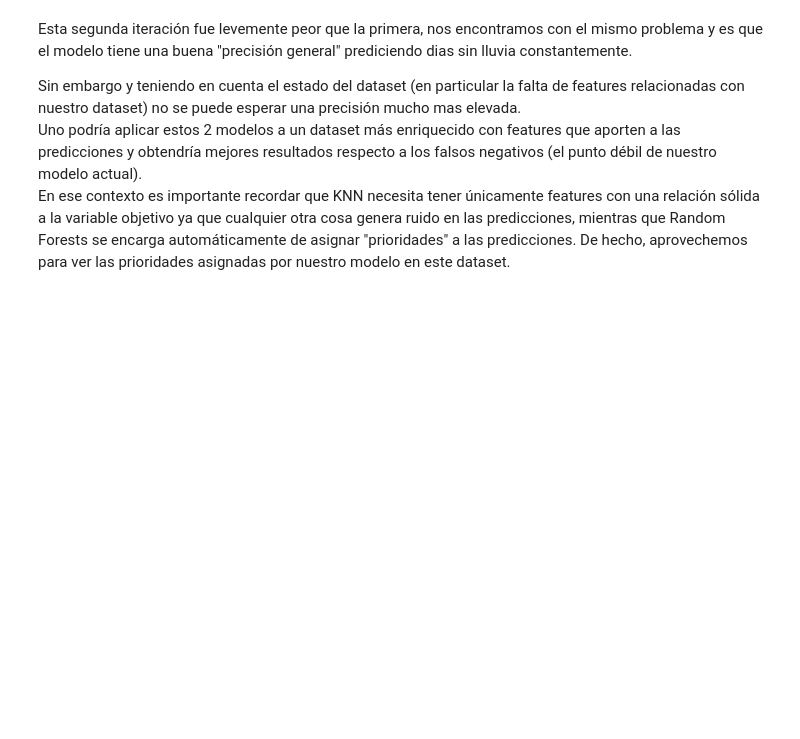
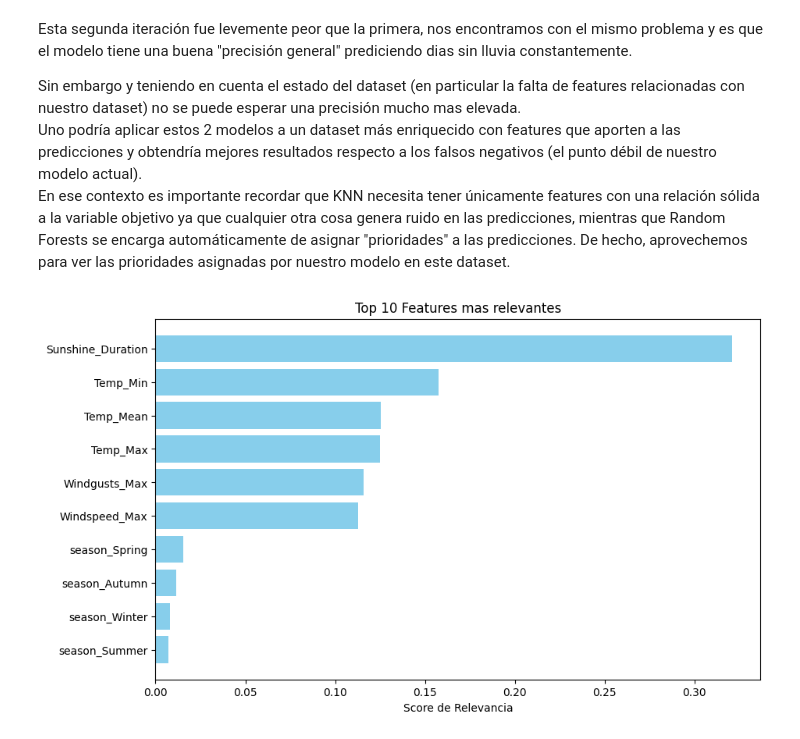
Before and after one commit to lautaorsi/AI-IBM-COURSE, a Jupyter notebook: ML-WITH-PYTHON/Final-Project/Final/Final-Project.ipynb, the cells around one changed output. Drawn from its saved outputs; the diff is of its cells as text; code cells hidden in the pictures; blank space fills up the shorter version.

```diff
--- a/ML-WITH-PYTHON/Final-Project/Final/Final-Project.ipynb
+++ b/ML-WITH-PYTHON/Final-Project/Final/Final-Project.ipynb
@@ -302,3 +302,20 @@ weighted avg       0.84      0.86      0.84      7012
 Esta segunda iteración fue levemente peor que la primera, nos encontramos con el mismo problema y es que el modelo tiene una buena "precisión general" prediciendo dias sin lluvia constantemente. <br>
 
 Sin embargo y teniendo en cuenta el estado del dataset (en particular la falta de features relacionadas con nuestro dataset) no se puede esperar una precisión mucho mas elevada.<br> Uno podría aplicar estos 2 modelos a un dataset más enriquecido con features que aporten a las predicciones y obtendría mejores resultados respecto a los falsos negativos (el punto débil de nuestro modelo actual). <br> En ese contexto es importante recordar que KNN necesita tener únicamente features con una relación sólida a la variable objetivo ya que cualquier otra cosa genera ruido en las predicciones, mientras que Random Forests se encarga automáticamente de asignar "prioridades" a las predicciones. De hecho, aprovechemos para ver las prioridades asignadas por nuestro modelo en este dataset.
+# %%
+importance_df = pd.DataFrame({'Feature': feature_names,
+                              'Importance': feature_importances
+                             }).sort_values(by='Importance', ascending=False)
+
+feature_number = len(feature_names)
+top_features = importance_df.head(feature_number)
+
+# Plotting
+plt.figure(figsize=(10, 6))
+plt.barh(top_features['Feature'], top_features['Importance'], color='skyblue')
+plt.gca().invert_yaxis()
+plt.title(f'Top {feature_number} Features mas relevantes')
+plt.xlabel('Score de Relevancia')
+plt.show()
+# %% [output]
+[figure, added]
```
Also changed, not shown: parts of 2 cells of this notebook.
